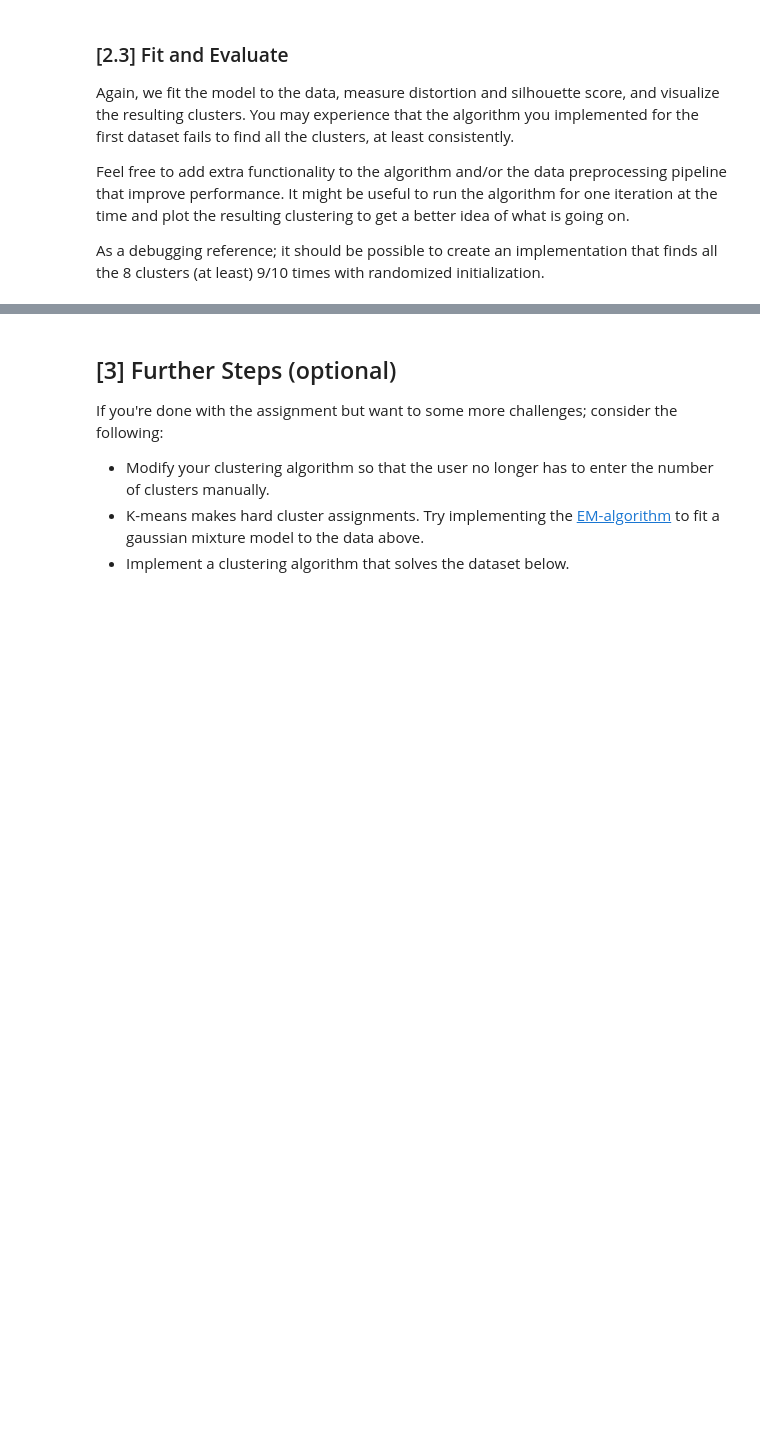
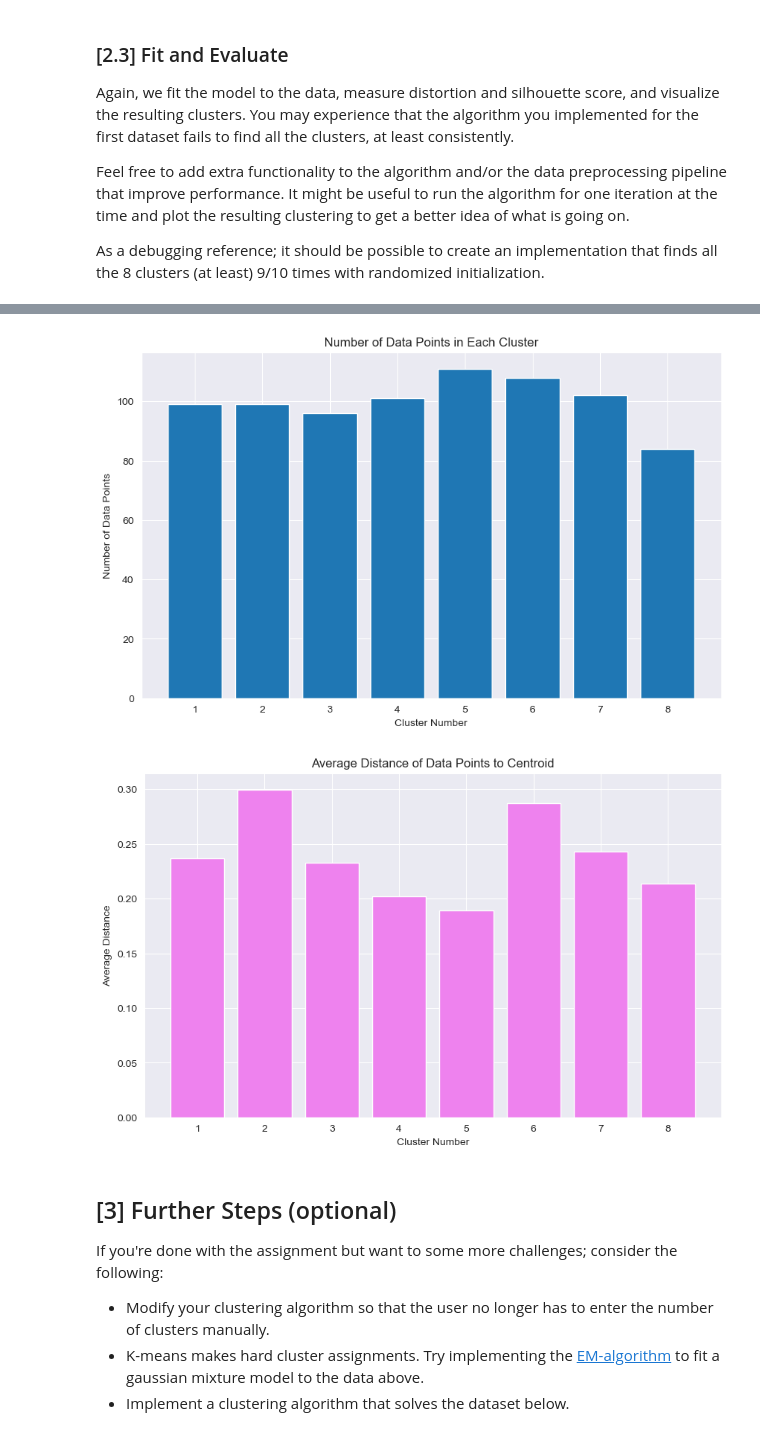
Before and after one commit to eirivarn/Machine_Learning_Intro, a Jupyter notebook: k_means/experiment.ipynb, the cells around one changed output, grey strips where cells are left out. Cells and saved outputs as stored; diff of their text form; code cells hidden in the pictures; blank space fills up the shorter version.

```diff
--- a/k_means/experiment.ipynb
+++ b/k_means/experiment.ipynb
@@ -150,3 +156,25 @@ Silhouette Score: 0.594
+# %%
+# Get cluster statistics
+cluster_sizes, avg_distances = model_2.cluster_stats()
+
+# Plot for cluster sizes
+plt.figure(figsize=(10, 6))
+plt.bar(range(1, len(cluster_sizes) + 1), cluster_sizes)
+plt.xlabel('Cluster Number')
+plt.ylabel('Number of Data Points')
+plt.title('Number of Data Points in Each Cluster')
+plt.show()
+
+# Plot for average distances
+plt.figure(figsize=(10, 6))
+plt.bar(range(1, len(avg_distances) + 1), avg_distances, color='violet')
+plt.xlabel('Cluster Number')
+plt.ylabel('Average Distance')
+plt.title('Average Distance of Data Points to Centroid')
+plt.show();
+# %% [output]
+[figure, added]
+[figure, added]
 # %% [markdown]
 ## [3] Further Steps (optional)
 
```
Also changed, not shown: parts of 3 cells of this notebook, 3 other files.
